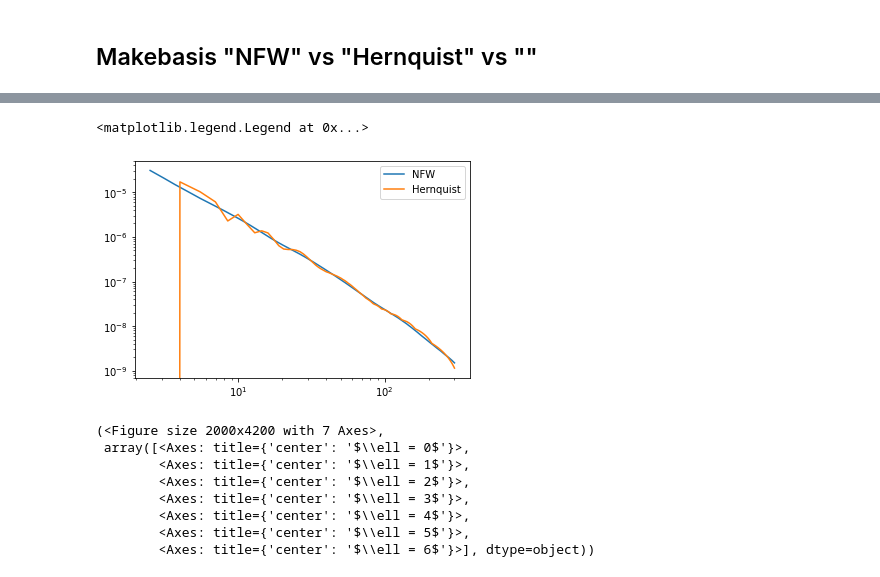
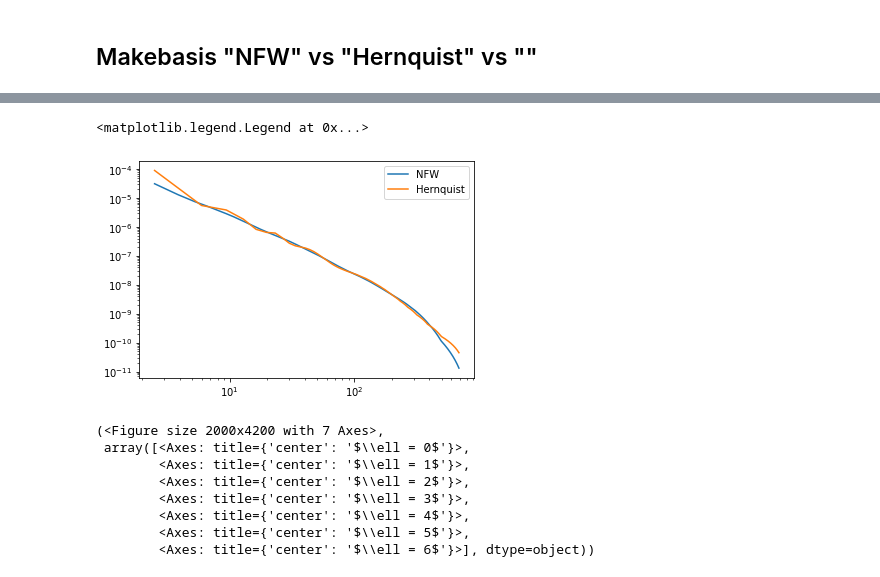
Before and after one commit to Markiribu/EXP_taller, a Jupyter notebook: virgo_exp/using_personal_catalog.ipynb, the cells around one changed output, grey strips where cells are left out. Drawn from its saved outputs; the diff is of its cells as text; code cells hidden in the pictures.

Commit message:
modified basis construction limits to contain 99% of the mass of the halo

```diff
--- a/virgo_exp/using_personal_catalog.ipynb
+++ b/virgo_exp/using_personal_catalog.ipynb
@@ -1153,3 +1153,32 @@ basis, coefs = EXPtools.basis_builder.basis_utils.makebasis(pos,mass,'empirical'
 ValueError: operands could not be broadcast together with shapes (500,) (501,)
 # %% [markdown]
 ## Makebasis "NFW" vs "Hernquist" vs ""
+# %%
+# comprobemos primero a que radio alcanza un 99% de su masa
+def estimate_rpercent(R,mass,percent=0.5):
+    """
+    This function obtains the radius
+    at which a mass distribution reaches 'percent' of its total mass
+    Parameters ---
+    - R (np.array(N)) distances to the frame of reference
+    - mass (np.array(N)) mass of the particles
+    - percent (float)(default 0.5) percentage of mass to reach
+    Returns ---
+    - rhalf (float) radius at which the distribution reaches half its mass
+    """
+    # estimate the mass function according to radius
+    frac, radiusedges = np.histogram(R,bins=100,weights=mass/np.sum(mass))
+    # obtain the central value of the bins
+    dr = radiusedges[1] - radiusedges[0]
+    radius = radiusedges[1:]-dr/2
+    # Now make the cumulative mass function
+    cumulativefrac = np.cumsum(frac)
+    # At which index does the cumulative mass function reach half its mass?
+    reachindex = np.nonzero(cumulativefrac >= percent)[0][0]
+    rreach = radius[reachindex]
+    return(rreach)
+# %%
+R = np.linalg.norm(pos, axis=1)
+Rreach = estimate_rpercent(R,mass,percent=0.99)
+Rreach = np.round(Rreach,2)
+Rreach
@@ -1158,7 +1189,7 @@ ValueError: operands could not be broadcast together with shapes (500,) (501,)
 model = 'Hernquist'
 basishern, coefshern = EXPtools.basis_builder.basis_utils.makebasis(pos,mass,model,lmax=6,nmax=20,
                                              modelname=f'{model}_model.txt',cachename=f'{model}_halo.cache',coef_file=f'{model}_halo.h5',
-                                             nbins=200, rmin=2.5, rmax=300, log_space=False
+                                             nbins=500, rmin=2.5, rmax=Rreach, log_space=False
                                             )
 # %% [output]
 -> File model not found so we are computing one
@@ -1185,7 +1223,7 @@ dfac                : 1
 model = 'NFW'
 basisNFW, coefsNFW = EXPtools.basis_builder.basis_utils.makebasis(pos,mass,model,lmax=6,nmax=20,
                                              modelname=f'{model}_model.txt',cachename=f'{model}_halo.cache',coef_file=f'{model}_halo.h5',
-                                             nbins=500, rmin=2.5, rmax=300, log_space=False
+                                             nbins=500, rmin=2.5, rmax=Rreach, log_space=False
                                             )
 # %% [output]
 -> File model not found so we are computing one
@@ -1239,16 +1277,16 @@ ax.legend()
 # %%
 field = 'dens'
 
-rad_NFW, field_NFW = EXPtools.visuals.visualize.spherical_avg_prop(basisNFW,coefsNFW, rmin=2.5, rmax=300, nbins=500, log_space=False, time=0, property=field)
-rad_Hern, field_Hern = EXPtools.visuals.visualize.spherical_avg_prop(basishern,coefshern, rmin=2.5, rmax=300, nbins=200, log_space=False, time=0, property=field)
+rad_NFW, field_NFW = EXPtools.visuals.visualize.spherical_avg_prop(basisNFW,coefsNFW, rmin=2.5, rmax=Rreach, nbins=500, log_space=False, time=0, property=field)
+rad_Hern, field_Hern = EXPtools.visuals.visualize.spherical_avg_prop(basishern,coefshern, rmin=2.5, rmax=Rreach, nbins=200, log_space=False, time=0, property=field)
 plt.plot(rad_NFW, field_NFW, label='NFW')
 plt.plot(rad_Hern, field_Hern, label='Hernquist')
 plt.xscale('log')
 plt.yscale('log')
 plt.legend()
 # %% [output]
 <matplotlib.legend.Legend at 0x...>
-[figure, old version]
+[figure, new version]
 # %%
 EXPtools.visuals.visualize.make_basis_plot(basishern, lmax=7, nmax=4)
 # %% [output]
```
Also changed, not shown: parts of 5 cells of this notebook.
